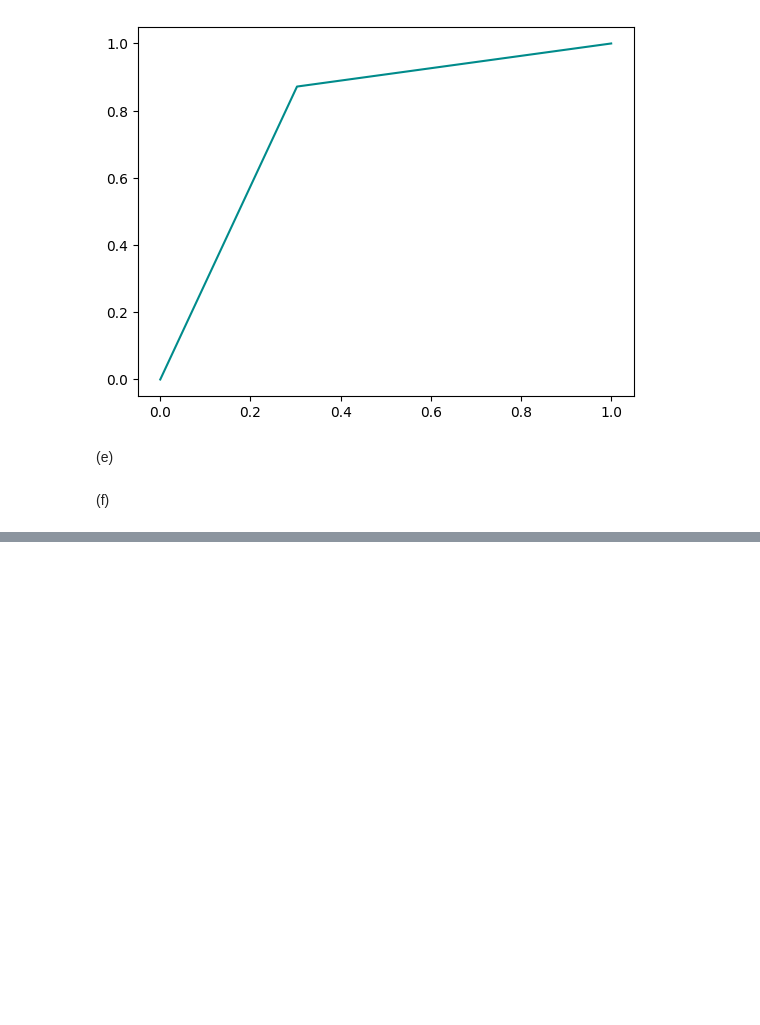
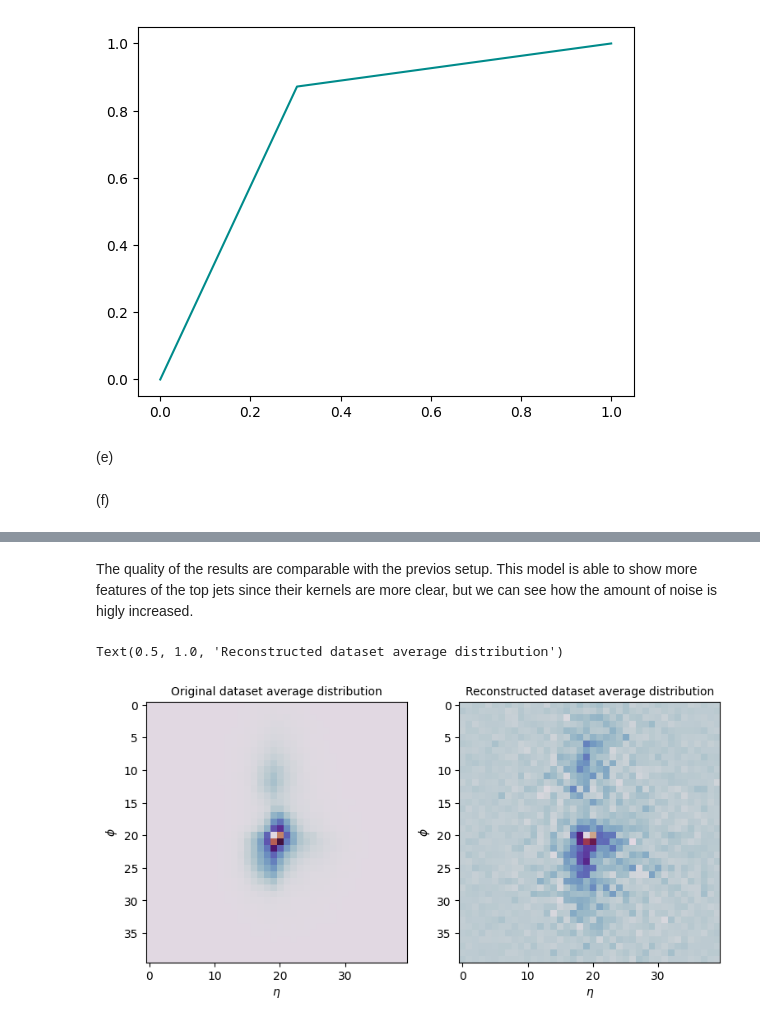
Before and after one commit to S3gmentati0nFault/autoencoders, a Jupyter notebook: sheet08.ipynb, the cells around one changed output, grey strips where cells are left out. Drawn from its saved outputs; the diff is of its cells as text; code cells hidden in the pictures; blank space fills up the shorter version.

```diff
--- a/sheet08.ipynb
+++ b/sheet08.ipynb
@@ -509,0 +589,16 @@ plt.plot(fpr, tpr, c="darkcyan")
+# %% [markdown]
+The quality of the results are comparable with the previos setup. This model is able to show more features of the top jets since their kernels are more clear, but we can see how the amount of noise is higly increased.
+# %%
+fig, axs = plt.subplots( 1, 2, figsize=(9, 5) )
+axs[0].imshow(z_val.mean(0)[0,...], cmap="twilight")
+axs[0].set_xlabel( "$\eta$" )
+axs[0].set_ylabel( "$\phi$" )
+axs[0].set_title(f"Original dataset average distribution", fontsize=10)
+
+axs[1].imshow(prova.mean(0)[0,...], cmap="twilight")
+axs[1].set_xlabel( "$\eta$" )
+axs[1].set_ylabel( "$\phi$" )
+axs[1].set_title(f"Reconstructed dataset average distribution", fontsize=10)
+# %% [output]
+Text(0.5, 1.0, 'Reconstructed dataset average distribution')
+[figure, added]
```
Also changed, not shown: parts of 9 cells of this notebook.
